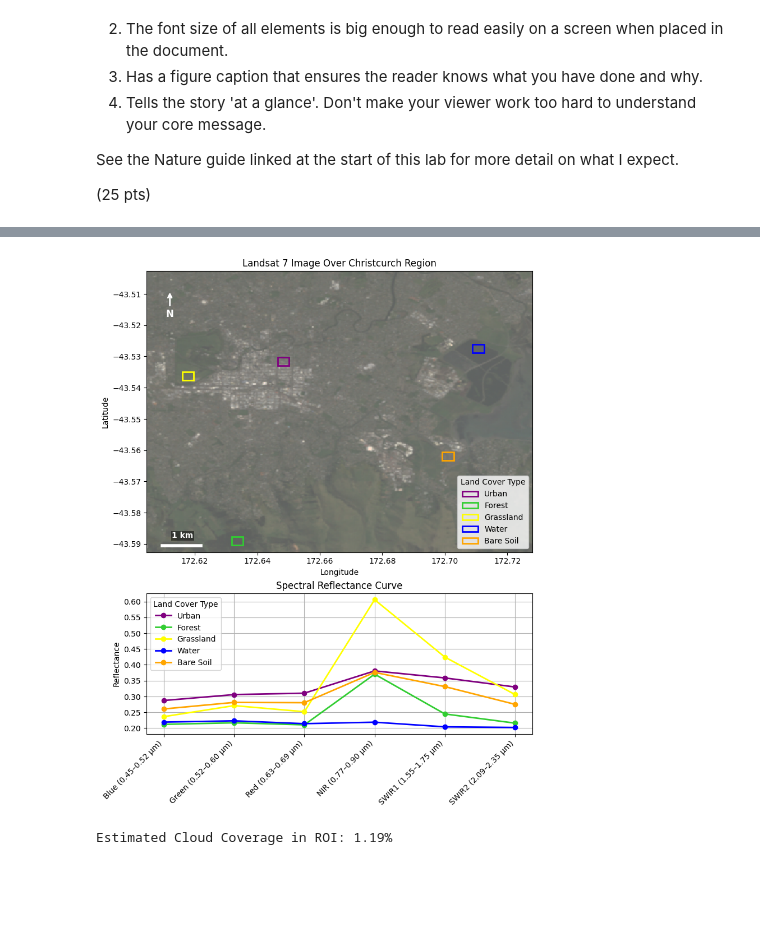
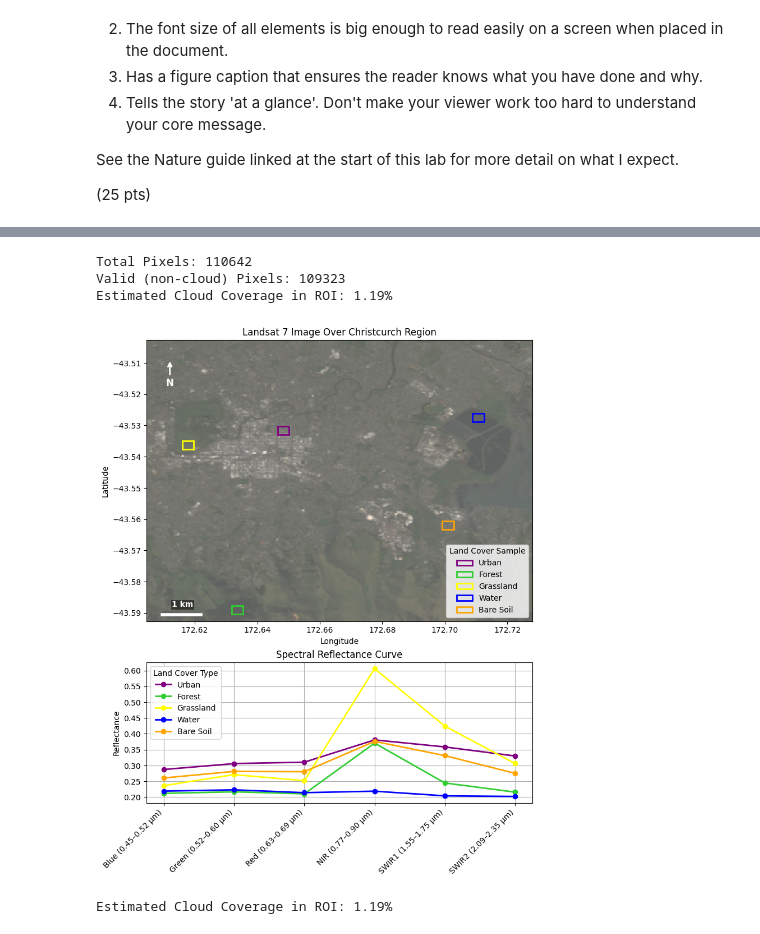
Before and after one commit to fuadfach/geog761lab, a Jupyter notebook: geog761_lab1_fuad.ipynb, the cells around one changed output, grey strips where cells are left out. Saved outputs shown, nothing was run; the diff lists cells and outputs as text; code cells hidden in the pictures; blank space fills up the shorter version.

```diff
--- a/geog761_lab1_fuad.ipynb
+++ b/geog761_lab1_fuad.ipynb
@@ -312,7 +312,7 @@ with tempfile.NamedTemporaryFile(suffix=".png") as f:
 
     ax1.set_xlabel("Longitude")
     ax1.set_ylabel("Latitude")
-    ax1.legend(title='Land Cover Type')
+    ax1.legend(title='Land Cover Sample')
 
 
 # Plot reflectance
@@ -335,4 +334,7 @@ Estimated Cloud Coverage in ROI: 1.19%
+Total Pixels: 110642
+Valid (non-cloud) Pixels: 109323
+Estimated Cloud Coverage in ROI: 1.19%
-[figure, old version]
+[figure, new version]
 # %%
 print(f"Estimated Cloud Coverage in ROI: {cloud_coverage_pct:.2f}%")
 # %% [output]
```
Also changed, not shown: parts of 1 cell of this notebook.
